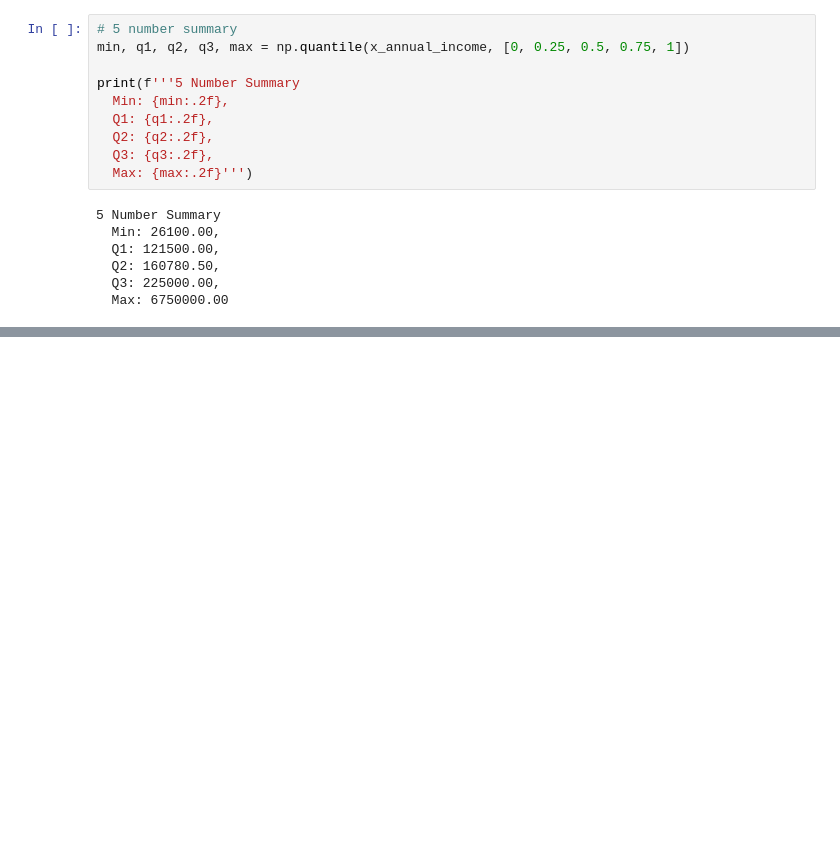
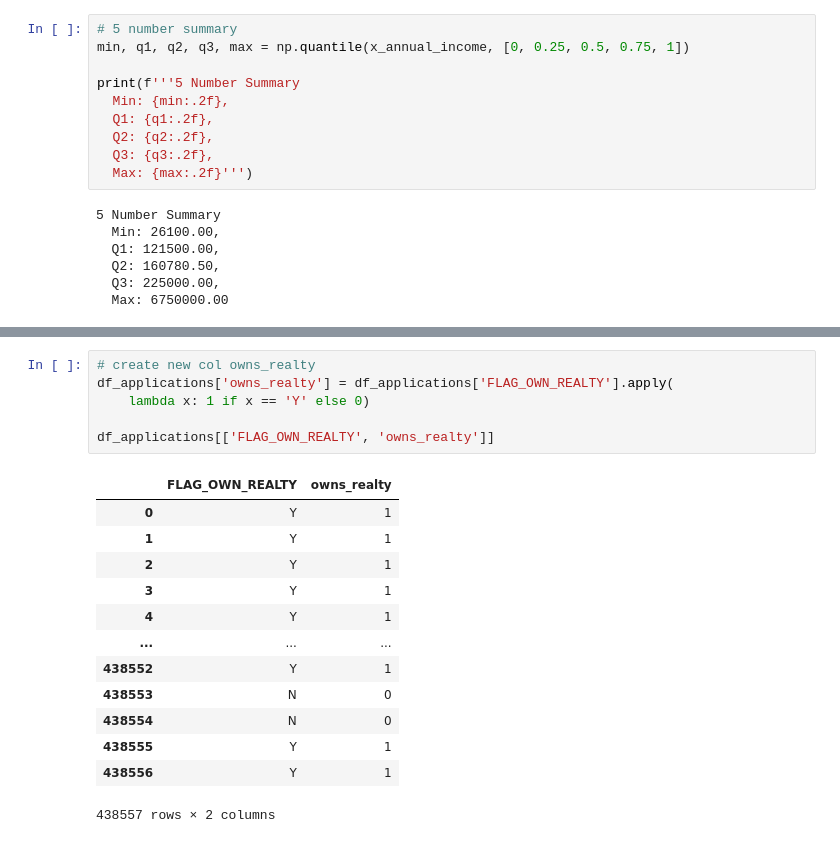
Before and after one commit to princeKike27/Credit-Card-Approval-Prediction, a Jupyter notebook: Credit_Car_Approval_Prediction.ipynb, the cells around one changed output, grey strips where cells are left out. Drawn from its saved outputs; the diff is of its cells as text; blank space fills up the shorter version.

```diff
--- a/Credit_Car_Approval_Prediction.ipynb
+++ b/Credit_Car_Approval_Prediction.ipynb
@@ -1098,0 +1174,20 @@ print(f'''5 Number Summary
+# %%
+# create new col owns_realty
+df_applications['owns_realty'] = df_applications['FLAG_OWN_REALTY'].apply(
+    lambda x: 1 if x == 'Y' else 0)
+
+df_applications[['FLAG_OWN_REALTY', 'owns_realty']]
+# %% [output]
+|  | FLAG_OWN_REALTY | owns_realty |
+| 0 | Y | 1 |
+| 1 | Y | 1 |
+| 2 | Y | 1 |
+| 3 | Y | 1 |
+| 4 | Y | 1 |
+| ... | ... | ... |
+| 438552 | Y | 1 |
+| 438553 | N | 0 |
+| 438554 | N | 0 |
+| 438555 | Y | 1 |
+| 438556 | Y | 1 |
+438557 rows × 2 columns
```
Also changed, not shown: parts of 27 cells of this notebook.
